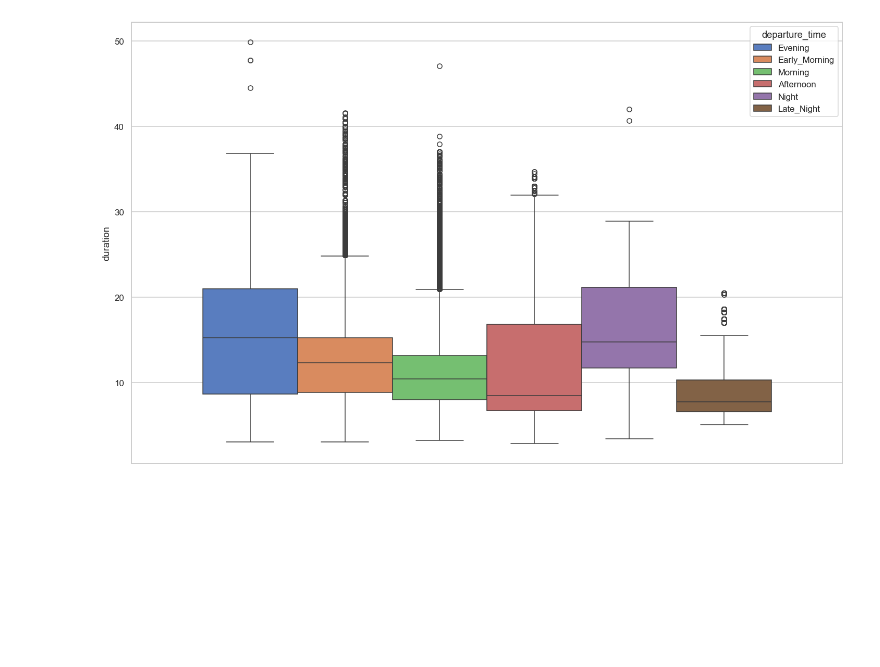
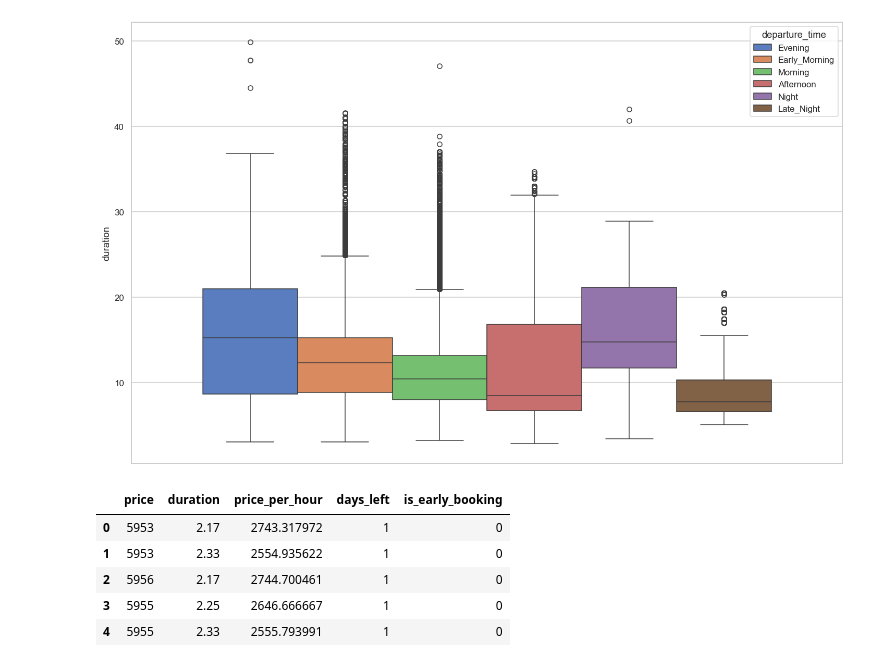
Before and after one commit to sofyakazykina/Flight-Price-Prediction, a Jupyter notebook: flight_analysis.ipynb, the cells around one changed output. Cells and saved outputs as stored; diff of their text form; code cells hidden in the pictures; blank space fills up the shorter version.

```diff
--- a/flight_analysis.ipynb
+++ b/flight_analysis.ipynb
@@ -289,3 +289,15 @@ sns.boxplot(y='duration', data=df[df.num_stops == 1], hue="departure_time")
 # %% [output]
 <Axes: ylabel='duration'>
 [figure]
+# %%
+# Data Transformation
+df["price_per_hour"] = df["price"] / df["duration"]
+df["is_early_booking"] = (df["days_left"] > 30).astype(int)
+df[["price", "duration", "price_per_hour", "days_left", "is_early_booking"]].head()
+# %% [output]
+|  | price | duration | price_per_hour | days_left | is_early_booking |
+| 0 | 5953 | 2.17 | 2743.317972 | 1 | 0 |
+| 1 | 5953 | 2.33 | 2554.935622 | 1 | 0 |
+| 2 | 5956 | 2.17 | 2744.700461 | 1 | 0 |
+| 3 | 5955 | 2.25 | 2646.666667 | 1 | 0 |
+| 4 | 5955 | 2.33 | 2555.793991 | 1 | 0 |
```
